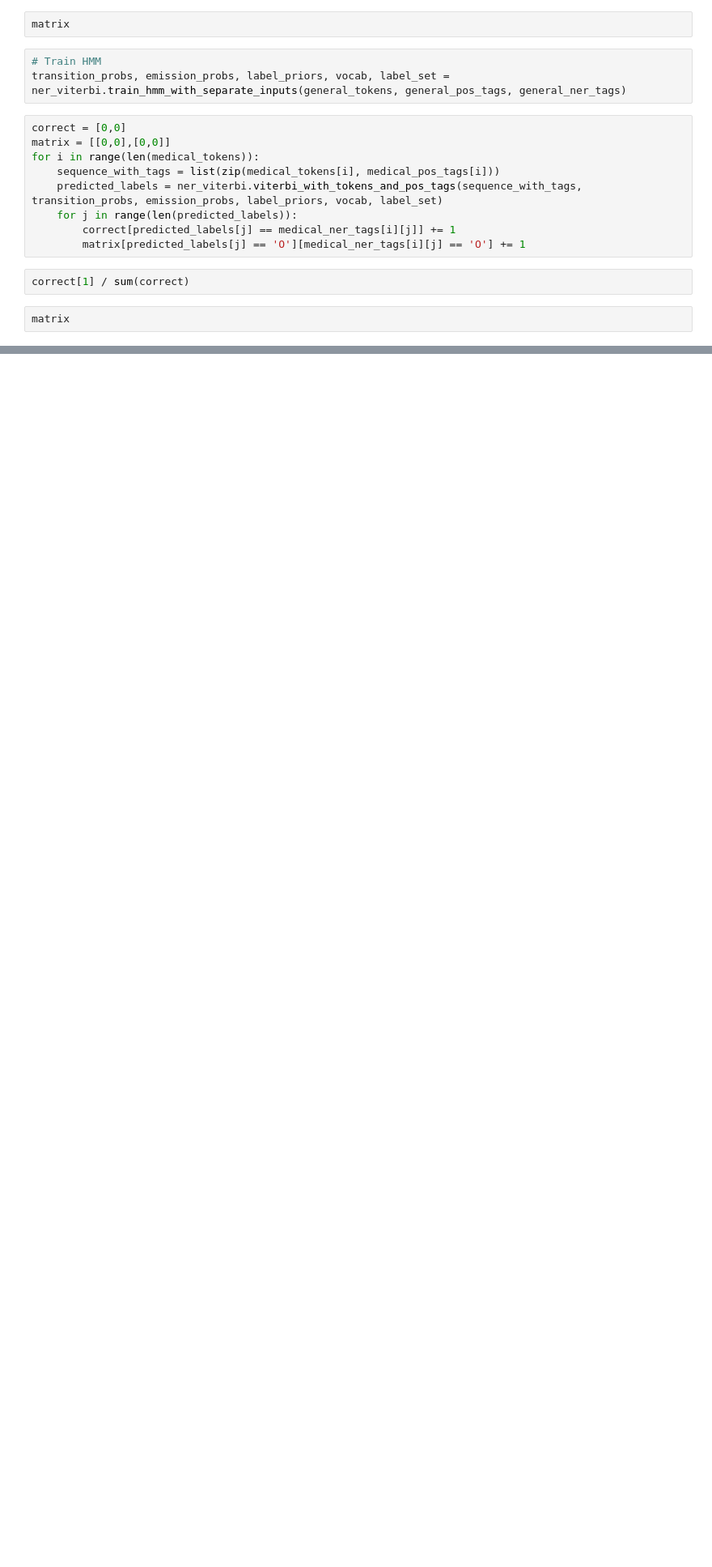
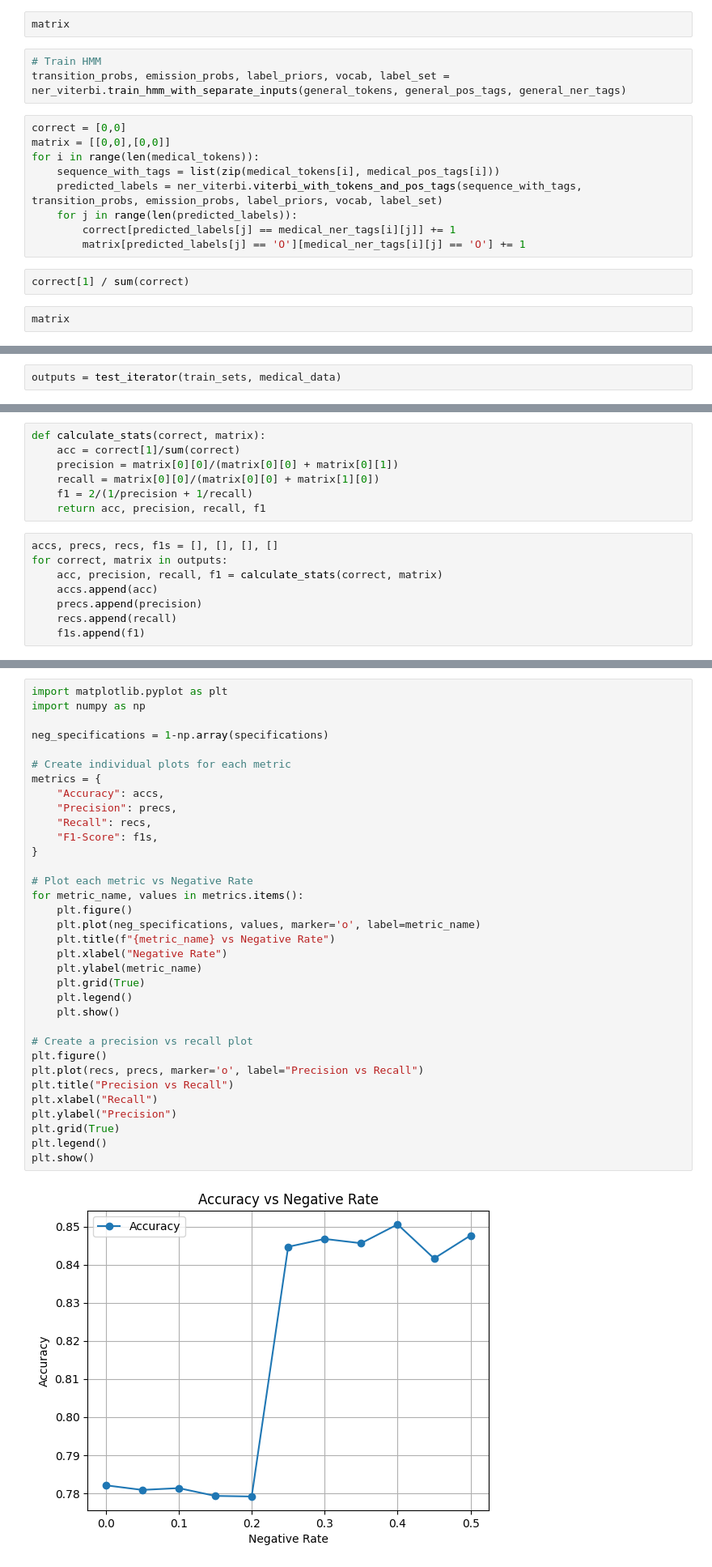
Before and after one commit to tothelast/NER, a Jupyter notebook: cross_domain/test.ipynb, the cells around one changed output, grey strips where cells are left out. Shown at 81% size. Drawn from its saved outputs; the diff is of its cells as text; blank space fills up the shorter version.

```diff
--- a/cross_domain/test.ipynb
+++ b/cross_domain/test.ipynb
@@ -119,0 +202,2 @@ matrix
+# %%
+outputs = test_iterator(train_sets, medical_data)
@@ -119,0 +222,15 @@ matrix
+# %%
+def calculate_stats(correct, matrix):
+    acc = correct[1]/sum(correct)
+    precision = matrix[0][0]/(matrix[0][0] + matrix[0][1])
+    recall = matrix[0][0]/(matrix[0][0] + matrix[1][0])
+    f1 = 2/(1/precision + 1/recall)
+    return acc, precision, recall, f1
+# %%
+accs, precs, recs, f1s = [], [], [], []
+for correct, matrix in outputs:
+    acc, precision, recall, f1 = calculate_stats(correct, matrix)
+    accs.append(acc)
+    precs.append(precision)
+    recs.append(recall)
+    f1s.append(f1)
@@ -119,0 +245,36 @@ matrix
+# %%
+import matplotlib.pyplot as plt
+import numpy as np
+
+neg_specifications = 1-np.array(specifications)
+
+# Create individual plots for each metric
+metrics = {
+    "Accuracy": accs,
+    "Precision": precs,
+    "Recall": recs,
+    "F1-Score": f1s,
+}
+
+# Plot each metric vs Negative Rate
+for metric_name, values in metrics.items():
+    plt.figure()
+    plt.plot(neg_specifications, values, marker='o', label=metric_name)
+    plt.title(f"{metric_name} vs Negative Rate")
+    plt.xlabel("Negative Rate")
+    plt.ylabel(metric_name)
+    plt.grid(True)
+    plt.legend()
+    plt.show()
+
+# Create a precision vs recall plot
+plt.figure()
+plt.plot(recs, precs, marker='o', label="Precision vs Recall")
+plt.title("Precision vs Recall")
+plt.xlabel("Recall")
+plt.ylabel("Precision")
+plt.grid(True)
+plt.legend()
+plt.show()
+# %% [output]
+[figure, added]
```
Also changed, not shown: parts of 13 cells of this notebook, 6 other files.
